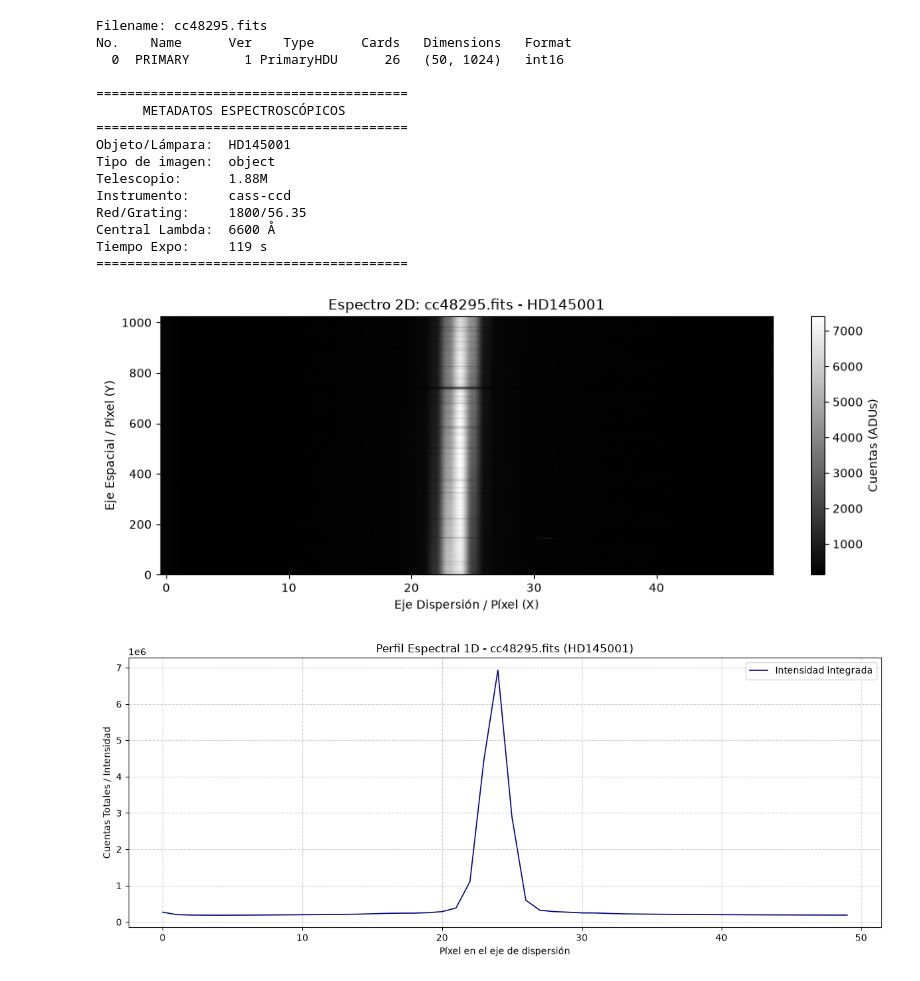
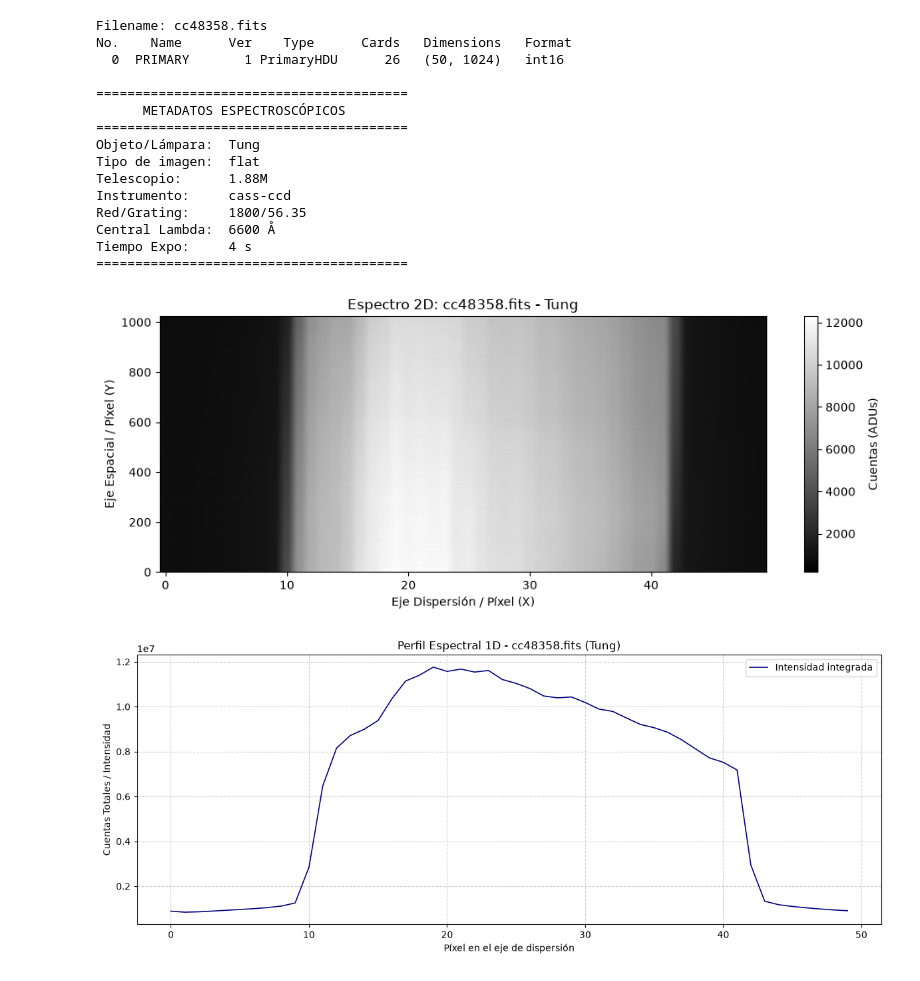
Before and after one commit to gallegosjf2002/SPECTROSCOPY_ASTRONOMY, a Jupyter notebook: Cass/01.ipynb, the cells around one changed output. Drawn from its saved outputs; the diff is of its cells as text; code cells hidden in the pictures.

```diff
--- a/Cass/01.ipynb
+++ b/Cass/01.ipynb
@@ -21,29 +0,0 @@ Note: you may need to restart the kernel to use updated packages.
-# %%
-from astropy.io import fits
-import matplotlib.pyplot as plt
-
-# 1. Abrir el archivo FITS
-filename = 'cc48295.fits'  # Reemplaza por la ruta de tu archivo
-with fits.open(filename) as hdul:
-    # Muestra un resumen del archivo
-    hdul.info()
-
-    # 2. Leer la cabecera (metadatos)
-    header = hdul[0].header
-    print("\n--- Metadatos principales ---")
-    print("Objeto:", header.get('OBJECT'))
-    print("Telescopio:", header.get('TELESCOP'))
-    print("Longitud de onda central:", header.get('CENT-LAM'))
-
-    # 3. Extraer la matriz de datos de la imagen/espectro
-    data = hdul[0].data
-    print("\nDimensiones de los datos:", data.shape)
-
-# 4. (Opcional) Visualizar la imagen o espectro
-plt.figure(figsize=(10, 4))
-plt.imshow(data, cmap='gray', origin='lower', aspect='auto')
-plt.colorbar(label='Cuentas / Intensidad')
-plt.title(f"FITS: {filename} - {header.get('OBJECT', 'Sin título')}")
-plt.xlabel('Píxel (Eje X)')
-plt.ylabel('Píxel (Eje Y)')
-plt.show()
@@ -138,39 +77,39 @@ def plot_1d_spectrum(pixels, intensity, header, filename=""):
 # EJECUCIÓN PRINCIPAL DEL FLUJO DE TRABAJO
 # =============================================================================
 if __name__ == "__main__":
-    filename = 'cc48295.fits'  # Reemplaza por el nombre de tu archivo FITS
+    filename = 'cc48358.fits'  # Reemplaza por el nombre de tu archivo FITS
 
     # 1. Cargar datos y metadatos
     header, data_2d = load_fits_data(filename)
 
     # 2. Imprimir información de la cabecera
     print_spectroscopic_metadata(header)
 
     # 3. Visualizar imagen bidimensional de la rendija
     plot_2d_spectrum(data_2d, header, filename)
 
     # 4. Extraer el espectro 1D colapsado
     # Si las líneas espectrales son verticales, se colapsa a lo largo del eje Y (axis=0)
     # Si las líneas espectrales son horizontales, cambiar a axis=1
     pixels, spectrum_1d = extract_1d_spectrum(data_2d, axis=0)
 
     # 5. Visualizar perfil de líneas espectrales en 1D
     plot_1d_spectrum(pixels, spectrum_1d, header, filename)
 # %% [output]
-Filename: cc48295.fits
+Filename: cc48358.fits
 No.    Name      Ver    Type      Cards   Dimensions   Format
   0  PRIMARY       1 PrimaryHDU      26   (50, 1024)   int16
 
 ========================================
       METADATOS ESPECTROSCÓPICOS
 ========================================
-Objeto/Lámpara:  HD145001
-Tipo de imagen:  object
+Objeto/Lámpara:  Tung
+Tipo de imagen:  flat
 Telescopio:      1.88M
 Instrumento:     cass-ccd
 Red/Grating:     1800/56.35
 Central Lambda:  6600 Å
-Tiempo Expo:     119 s
+Tiempo Expo:     4 s
 ========================================
-[figure, old version]
+[figure, new version]
-[figure, old version]
+[figure, new version]
```
Also changed, not shown: parts of 4 cells of this notebook.
